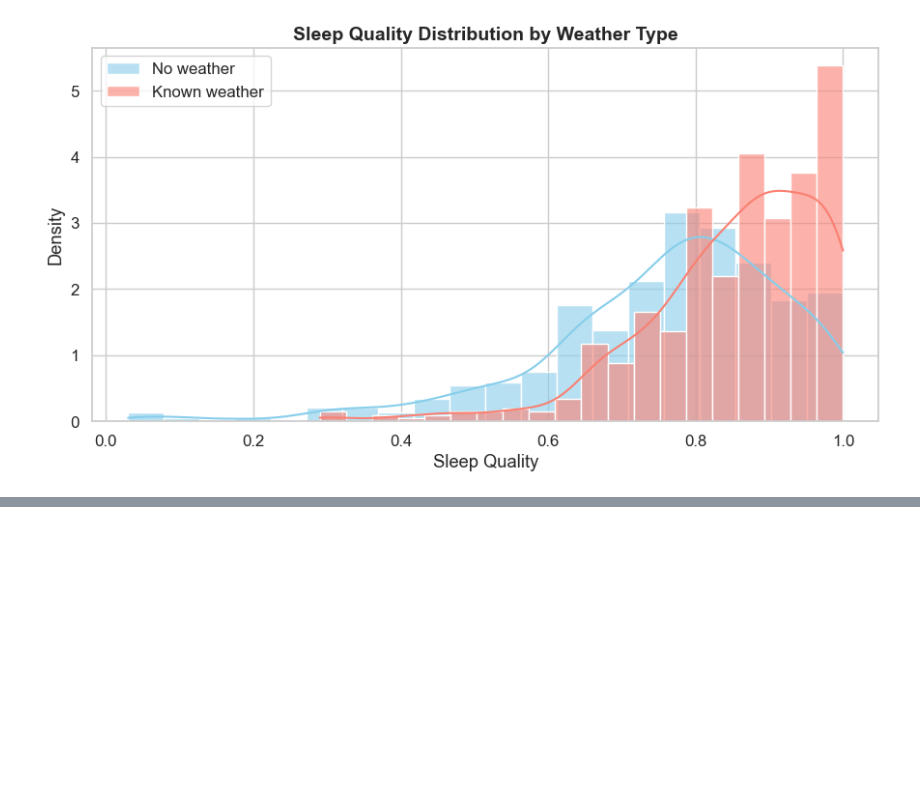
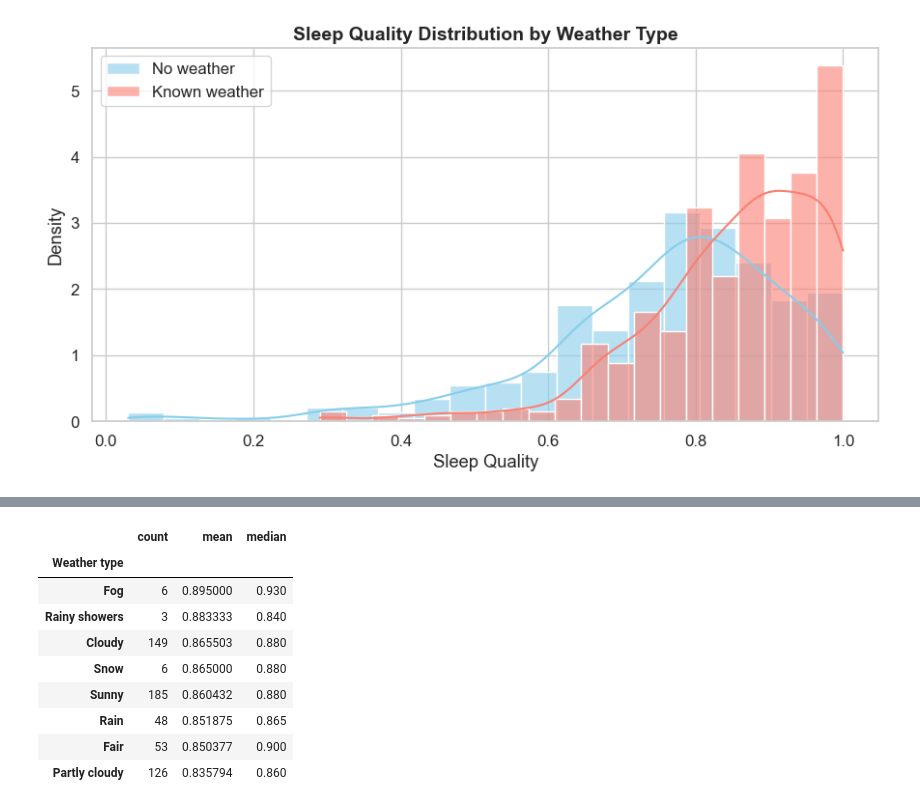
Before and after one commit to saayedalam/Sleep-Cycle-Analysis, a Jupyter notebook: notebooks/02_ab_testing.ipynb, the cells around one changed output, grey strips where cells are left out. Saved outputs shown, nothing was run; the diff lists cells and outputs as text; code cells hidden in the pictures; blank space fills up the shorter version.

```diff
--- a/notebooks/02_ab_testing.ipynb
+++ b/notebooks/02_ab_testing.ipynb
@@ -347,0 +411,24 @@ plt.show()
+# %%
+# Filter out "No weather" rows
+weather_df = df[df["Weather type"] != "No weather"]
+
+# Get summary statistics for each weather type
+weather_summary = (
+    weather_df.groupby("Weather type")["Sleep Quality"]
+    .agg(["count", "mean", "median"])
+    .sort_values("mean", ascending=False)
+)
+
+# Display summary
+display(weather_summary)
+# %% [output]
+|  | count | mean | median |
+| Weather type |  |  |  |
+| Fog | 6 | 0.895000 | 0.930 |
+| Rainy showers | 3 | 0.883333 | 0.840 |
+| Cloudy | 149 | 0.865503 | 0.880 |
+| Snow | 6 | 0.865000 | 0.880 |
+| Sunny | 185 | 0.860432 | 0.880 |
+| Rain | 48 | 0.851875 | 0.865 |
+| Fair | 53 | 0.850377 | 0.900 |
+| Partly cloudy | 126 | 0.835794 | 0.860 |
```
Also changed, not shown: parts of 17 cells of this notebook.
